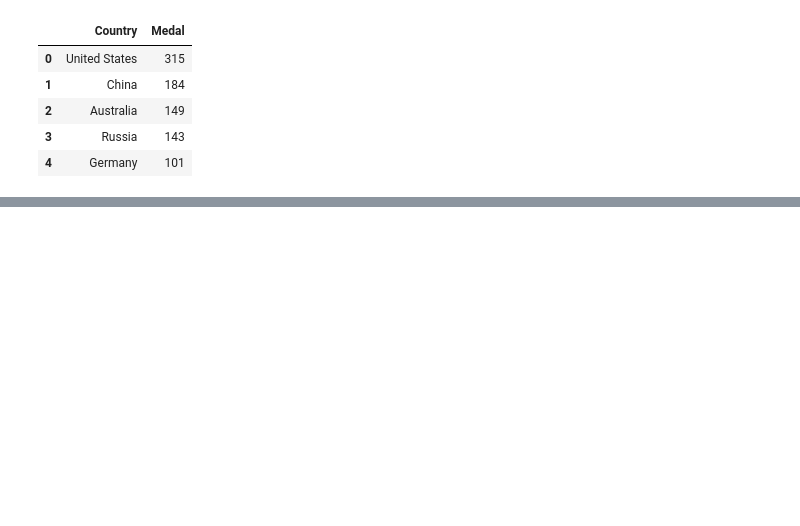
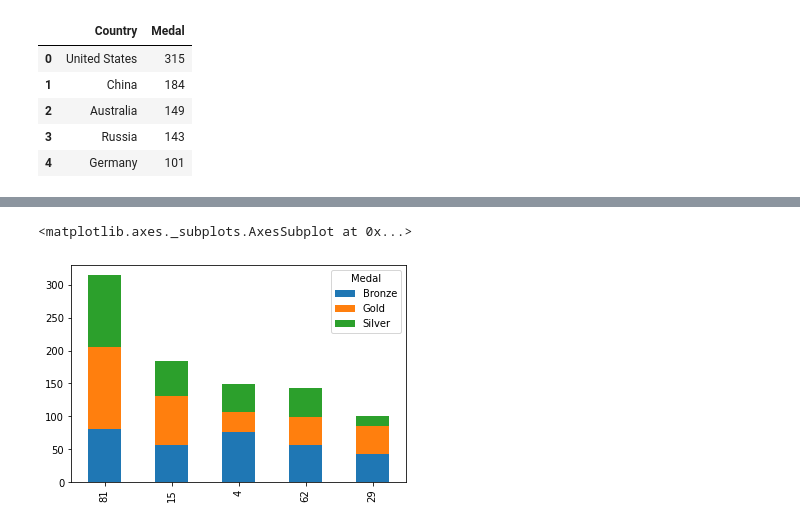
Before and after one commit to liyaSileshi/Summer-Olympics, a Jupyter notebook: notebooks/olympics.ipynb, the cells around one changed output, grey strips where cells are left out. Drawn from its saved outputs; the diff is of its cells as text; code cells hidden in the pictures; blank space fills up the shorter version.

```diff
--- a/notebooks/olympics.ipynb
+++ b/notebooks/olympics.ipynb
@@ -238,0 +240,12 @@ sns.barplot(y = y08.Medal, x = y08.Country, palette = palette)
+# %%
+df_plot = y2008.groupby(['Country', 'Medal']).size().sort_values(ascending=False).reset_index().pivot(columns='Medal', index='Country', values=0)
+#fill NA values with 0
+df_plot = df_plot.fillna(0)
+#convert to dataframe
+plot = pd.DataFrame(df_plot).reset_index()
+#add a column that holds sum of G+S+B for each country
+plot['total'] = plot.sum(axis=1)
+
+#sort df by total medal
+plot = plot.sort_values(by='total', ascending=False)
+plot.head()
@@ -238,0 +259,12 @@ sns.barplot(y = y08.Medal, x = y08.Country, palette = palette)
+# %%
+#first five rows (top 5)
+top5 = plot.head()
+#remove column 'total' since we don't want it in the visualization
+top5 = top5.drop('total', axis=1)
+plt.xlabel = top5.Country
+top5.plot(kind='bar', stacked=True)
+
+#change name of x-axis##########################################################################################
+# %% [output]
+<matplotlib.axes._subplots.AxesSubplot at 0x...>
+[figure, added]
```
Also changed, not shown: parts of 9 cells of this notebook.
